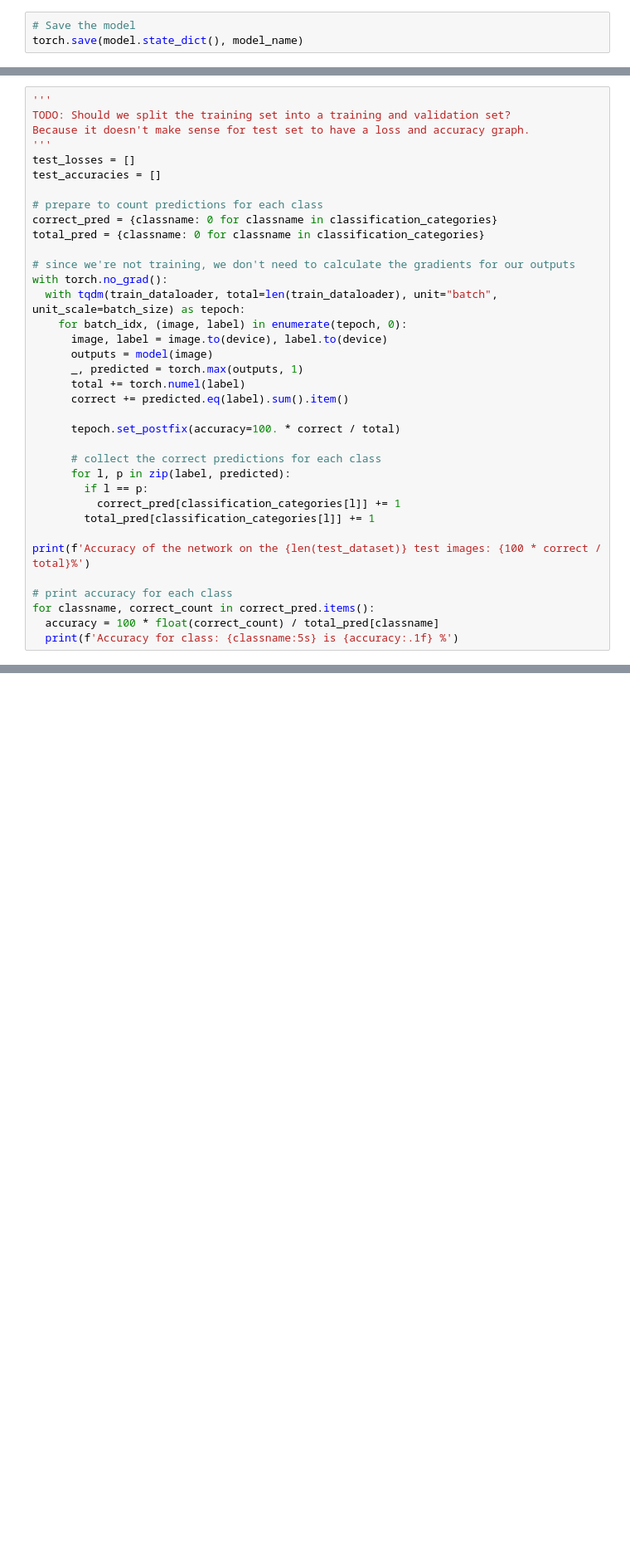
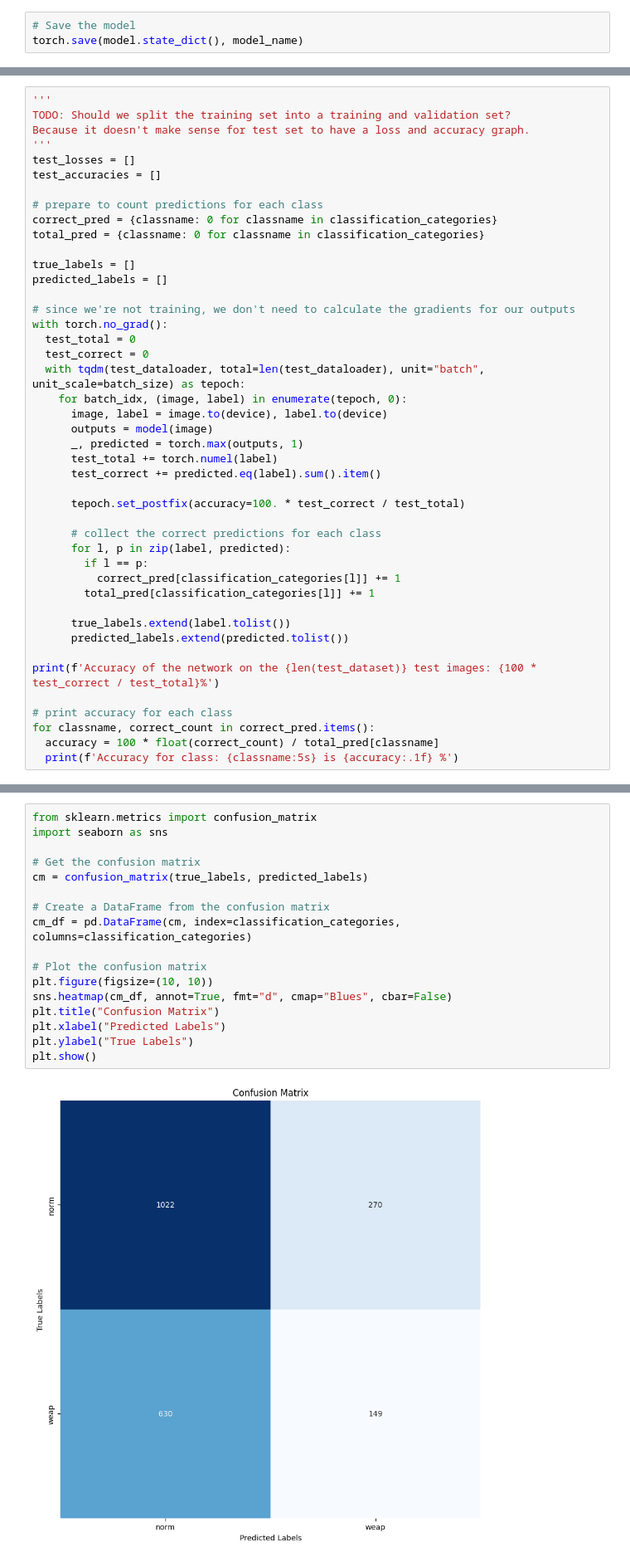
Before and after one commit to deeyonn/CS4243-Mini-Project, a Jupyter notebook: pytorch_baseline_model.ipynb, the cells around one changed output, grey strips where cells are left out. Shown at 83% size. Saved outputs shown, nothing was run; the diff lists cells and outputs as text; blank space fills up the shorter version.

```diff
--- a/pytorch_baseline_model.ipynb
+++ b/pytorch_baseline_model.ipynb
@@ -546,17 +540,22 @@ test_accuracies = []
 correct_pred = {classname: 0 for classname in classification_categories}
 total_pred = {classname: 0 for classname in classification_categories}
 
+true_labels = []
+predicted_labels = []
+
 # since we're not training, we don't need to calculate the gradients for our outputs
 with torch.no_grad():
-  with tqdm(train_dataloader, total=len(train_dataloader), unit="batch", unit_scale=batch_size) as tepoch:
+  test_total = 0
+  test_correct = 0
+  with tqdm(test_dataloader, total=len(test_dataloader), unit="batch", unit_scale=batch_size) as tepoch:
     for batch_idx, (image, label) in enumerate(tepoch, 0):
       image, label = image.to(device), label.to(device)
       outputs = model(image)
       _, predicted = torch.max(outputs, 1)
-      total += torch.numel(label)
-      correct += predicted.eq(label).sum().item()
+      test_total += torch.numel(label)
+      test_correct += predicted.eq(label).sum().item()
 
-      tepoch.set_postfix(accuracy=100. * correct / total)
+      tepoch.set_postfix(accuracy=100. * test_correct / test_total)
 
       # collect the correct predictions for each class
       for l, p in zip(label, predicted):
@@ -564,7 +563,10 @@ with torch.no_grad():
           correct_pred[classification_categories[l]] += 1
         total_pred[classification_categories[l]] += 1
 
-print(f'Accuracy of the network on the {len(test_dataset)} test images: {100 * correct / total}%')
+      true_labels.extend(label.tolist())
+      predicted_labels.extend(predicted.tolist())
+
+print(f'Accuracy of the network on the {len(test_dataset)} test images: {100 * test_correct / test_total}%')
 
 # print accuracy for each class
 for classname, correct_count in correct_pred.items():
@@ -602,3 +581,22 @@ plt.show()
+# %%
+from sklearn.metrics import confusion_matrix
+import seaborn as sns
+
+# Get the confusion matrix
+cm = confusion_matrix(true_labels, predicted_labels)
+
+# Create a DataFrame from the confusion matrix
+cm_df = pd.DataFrame(cm, index=classification_categories, columns=classification_categories)
+
+# Plot the confusion matrix
+plt.figure(figsize=(10, 10))
+sns.heatmap(cm_df, annot=True, fmt="d", cmap="Blues", cbar=False)
+plt.title("Confusion Matrix")
+plt.xlabel("Predicted Labels")
+plt.ylabel("True Labels")
+plt.show()
+# %% [output]
+[figure, added]
 # %%
 print(prof.key_averages(group_by_stack_n=5).table(sort_by='self_cpu_time_total', row_limit=10))
 # %% [output]
```
Also changed, not shown: parts of 24 cells of this notebook.
